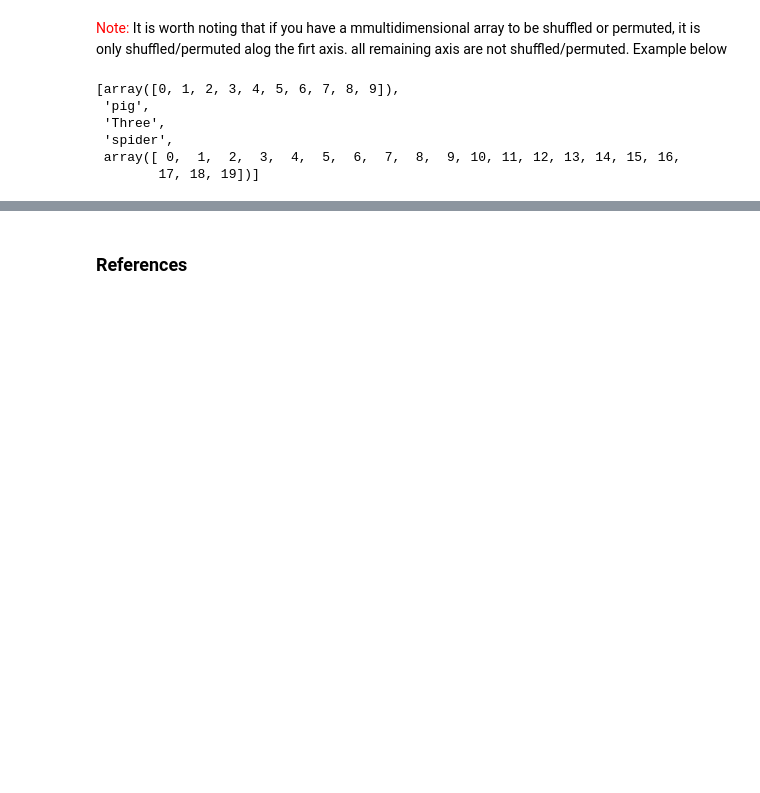
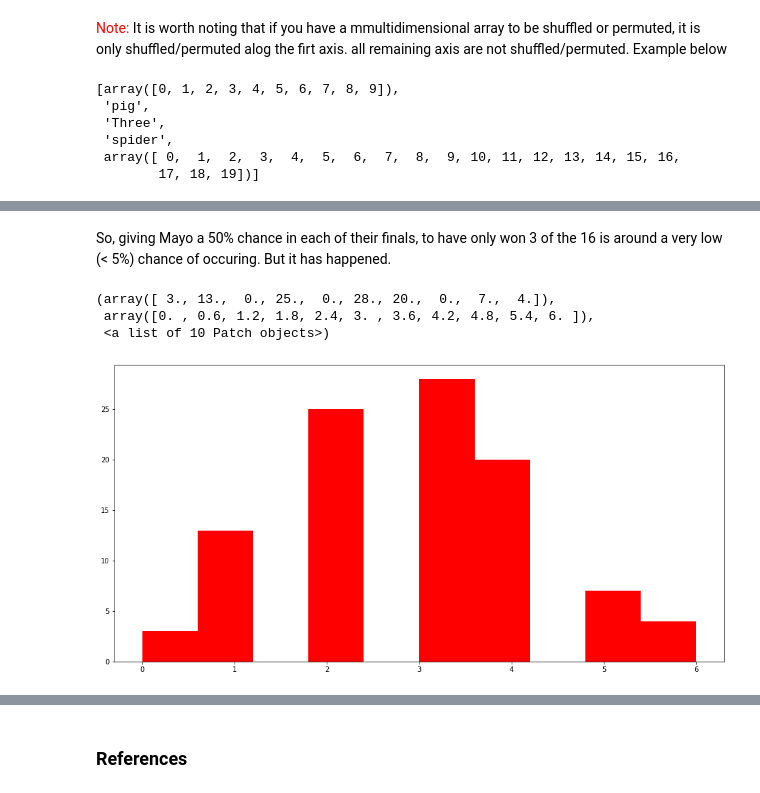
Before and after one commit to BarryClarke/numpy.random-package, a Jupyter notebook: numpy.random package.ipynb, the cells around one changed output, grey strips where cells are left out. Cells and saved outputs as stored; diff of their text form; code cells hidden in the pictures; blank space fills up the shorter version.

```diff
--- a/numpy.random package.ipynb
+++ b/numpy.random package.ipynb
@@ -410,0 +443,11 @@ array(['spider', 'Three', 'pig', array([0, 1, 2, 3, 4, 5, 6, 7, 8, 9]),
+# %% [markdown]
+So, giving Mayo a 50% chance in each of their finals, to have only won 3 of the 16 is around a very low (< 5%) chance of occuring. But it has happened.
+# %%
+# Using Mayo's winning rate of 3/16 ie 0.1875 we can look at Mayo's binomial distributon of likely wins in the future
+Mayo_chances = np.random.binomial(16, 0.1875, 100)
+plt.hist(Mayo_chances, color = 'red')
+# %% [output]
+(array([ 3., 13.,  0., 25.,  0., 28., 20.,  0.,  7.,  4.]),
+ array([0. , 0.6, 1.2, 1.8, 2.4, 3. , 3.6, 4.2, 4.8, 5.4, 6. ]),
+ <a list of 10 Patch objects>)
+[figure, added]
```
Also changed, not shown: parts of 51 cells of this notebook, 2 other files.
